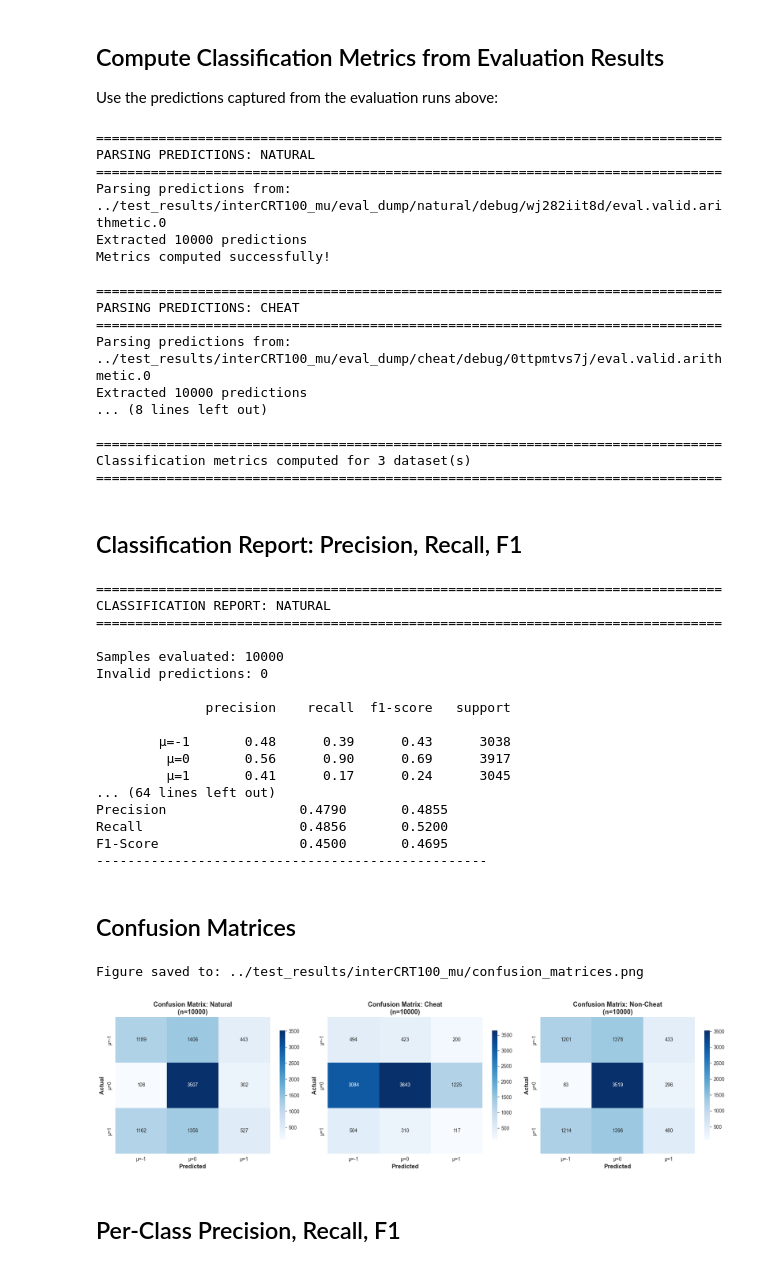
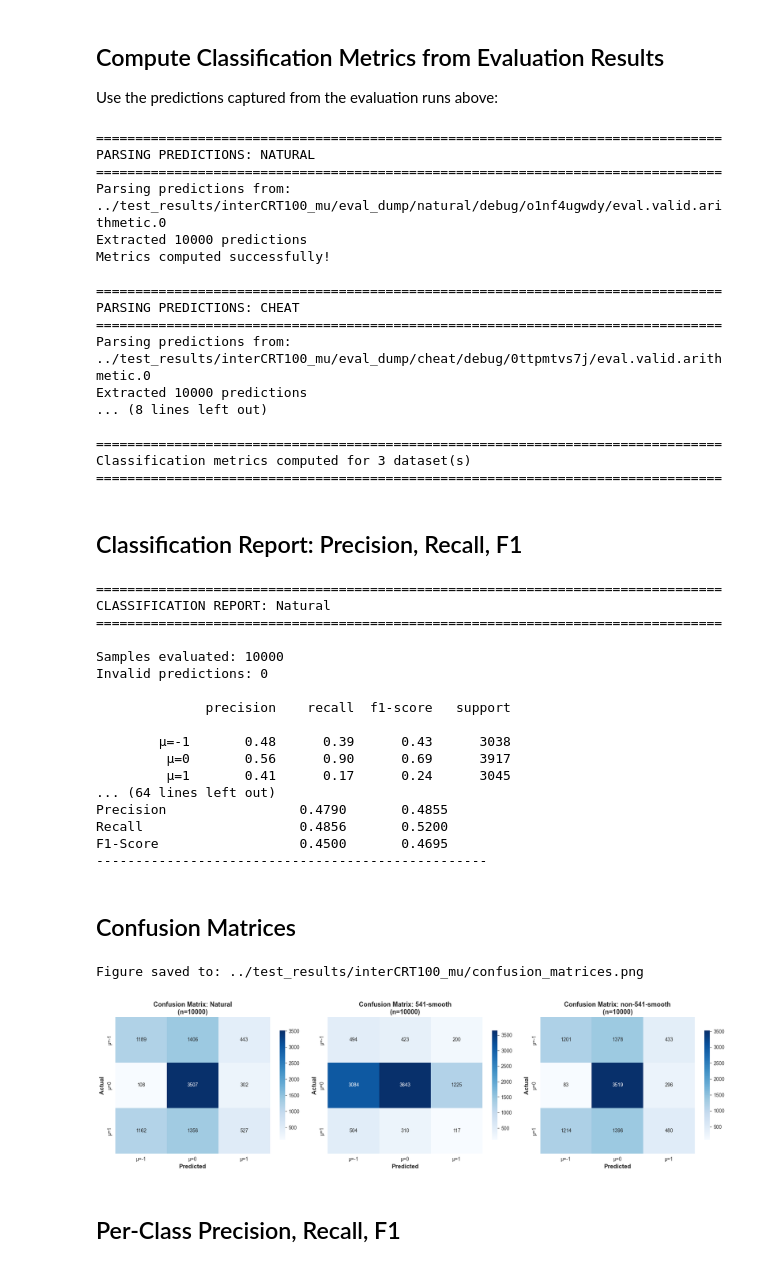
Before and after one commit to clairexuu/mobius_case_study, a Jupyter notebook: notebooks/test_performance_report.ipynb, the cells around one changed output. Cells and saved outputs as stored; diff of their text form; code cells hidden in the pictures.

Commit message:
add test results

```diff
--- a/notebooks/test_performance_report.ipynb
+++ b/notebooks/test_performance_report.ipynb
@@ -56,9 +56,9 @@ else:
 # Model configuration
 # IMPORTANT: ENCODING should be the BASE encoding type only (e.g., 'interCRT100')
 # Do NOT include dataset type suffixes like '_natural', '_cheat', or '_non_cheat'
-ENCODING = "interCRT100"  # Options: interCRT100, interCRT_sqfree
+ENCODING = "interCRT_sqfree"  # Options: interCRT100, interCRT_sqfree
 TASK = "mu"  # Options: mu, musq
-MODEL_DIR = "../models/model_interCRT100_natural/mu/1"  # Path to the directory containing the trained model
+MODEL_DIR = "../models/model_interCRT_sqfree_natural/mu/1"  # Path to the directory containing the trained model
 CHECKPOINT_NAME = "best-valid_arithmetic_acc"  # Name of checkpoint file (without .pth)
 
 # Test datasets directory (will be created if needed)
@@ -473,11 +469,18 @@ if all_metrics:
     print("OVERALL PERFORMANCE SUMMARY")
     print("="*80)
 
+    # Create mapping for dataset display names
+    dataset_display_names = {
+        'natural': 'Natural',
+        'cheat': '541-smooth',
+        'non_cheat': 'non-541-smooth'
+    }
+
     # Create summary table
     summary_data = []
     for dataset_type, metrics in all_metrics.items():
         summary_data.append({
-            'Dataset': dataset_type.replace('_', '-').title(),
+            'Dataset': dataset_display_names.get(dataset_type, dataset_type.replace('_', '-').title()),
             'Accuracy (%)': metrics.get('valid_arithmetic_acc', 0),
             'Acc μ=0 (%)': metrics.get('valid_arithmetic_acc_0', 0),
             'Acc μ=1 (%)': metrics.get('valid_arithmetic_acc_1', 0),
@@ -664,7 +667,7 @@ print(f"{'='*80}")
 ================================================================================
 PARSING PREDICTIONS: NATURAL
 ================================================================================
-Parsing predictions from: ../test_results/interCRT100_mu/eval_dump/natural/debug/wj282iit8d/eval.valid.arithmetic.0
+Parsing predictions from: ../test_results/interCRT100_mu/eval_dump/natural/debug/o1nf4ugwdy/eval.valid.arithmetic.0
 Extracted 10000 predictions
 Metrics computed successfully!
 
@@ -682,11 +685,18 @@ Classification metrics computed for 3 dataset(s)
 ## Classification Report: Precision, Recall, F1
 # %%
 if detailed_metrics:
+    # Create mapping for dataset display names
+    dataset_display_names = {
+        'natural': 'Natural',
+        'cheat': '541-smooth',
+        'non_cheat': 'non-541-smooth'
+    }
+
     for dataset_type, data in detailed_metrics.items():
         metrics = data['metrics']
 
         print(f"\n{'='*80}")
-        print(f"CLASSIFICATION REPORT: {dataset_type.upper()}")
+        print(f"CLASSIFICATION REPORT: {dataset_display_names.get(dataset_type, dataset_type.upper())}")
         print(f"{'='*80}")
         print(f"\nSamples evaluated: {metrics['n_valid_predictions']}")
         print(f"Invalid predictions: {metrics['n_invalid_predictions']}")
@@ -705,7 +715,7 @@ else:
     print("No detailed metrics available. Run the detailed evaluation cells above.")
 # %% [output]
 ================================================================================
-CLASSIFICATION REPORT: NATURAL
+CLASSIFICATION REPORT: Natural
 ================================================================================
 
 Samples evaluated: 10000
@@ -725,40 +735,47 @@ F1-Score                  0.4500       0.4695
 ## Confusion Matrices
 # %%
 if detailed_metrics:
+    # Create mapping for dataset display names
+    dataset_display_names = {
+        'natural': 'Natural',
+        'cheat': '541-smooth',
+        'non_cheat': 'non-541-smooth'
+    }
+
     n_datasets = len(detailed_metrics)
     fig, axes = plt.subplots(1, n_datasets, figsize=(6*n_datasets, 5))
 
     if n_datasets == 1:
         axes = [axes]
 
     for ax, (dataset_type, data) in zip(axes, detailed_metrics.items()):
         metrics = data['metrics']
         cm = metrics['confusion_matrix']
         labels = metrics['target_names']
 
         # Plot confusion matrix
         sns.heatmap(cm, annot=True, fmt='d', cmap='Blues',
                    xticklabels=labels, yticklabels=labels, ax=ax,
                    cbar_kws={'shrink': 0.8})
         ax.set_xlabel('Predicted', fontsize=12, fontweight='bold')
         ax.set_ylabel('Actual', fontsize=12, fontweight='bold')
-        ax.set_title(f'Confusion Matrix: {dataset_type.replace("_", "-").title()}\n'
+        ax.set_title(f'Confusion Matrix: {dataset_display_names.get(dataset_type, dataset_type.replace("_", "-").title())}\n'
                     f'(n={metrics["n_valid_predictions"]})',
                     fontsize=13, fontweight='bold')
 
     plt.tight_layout()
 
     # Save figure
     fig_path = RESULTS_DIR / "confusion_matrices.png"
     plt.savefig(fig_path, dpi=300, bbox_inches='tight')
     print(f"Figure saved to: {fig_path}")
 
     plt.show()
 else:
     print("No detailed metrics available for confusion matrix visualization.")
 # %% [output]
 Figure saved to: ../test_results/interCRT100_mu/confusion_matrices.png
-[figure, old version]
+[figure, new version]
 # %% [markdown]
 ## Per-Class Precision, Recall, F1
 # %%
```
Also changed, not shown: parts of 8 cells of this notebook, 36 other files.
